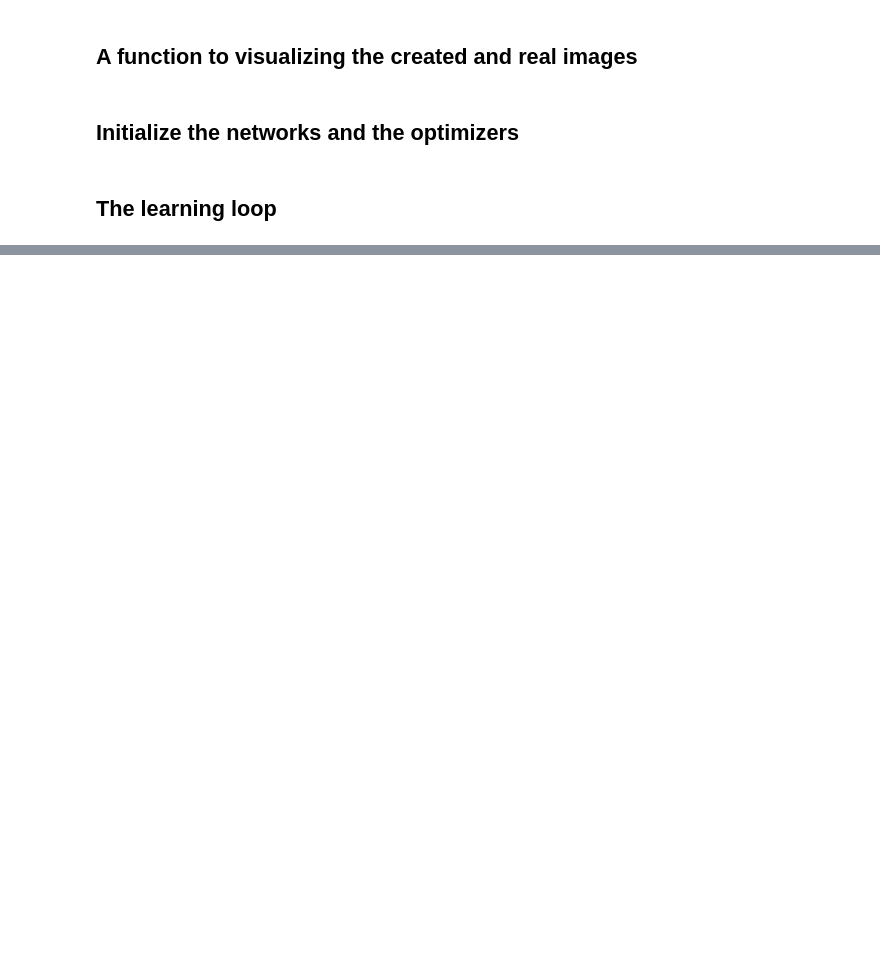
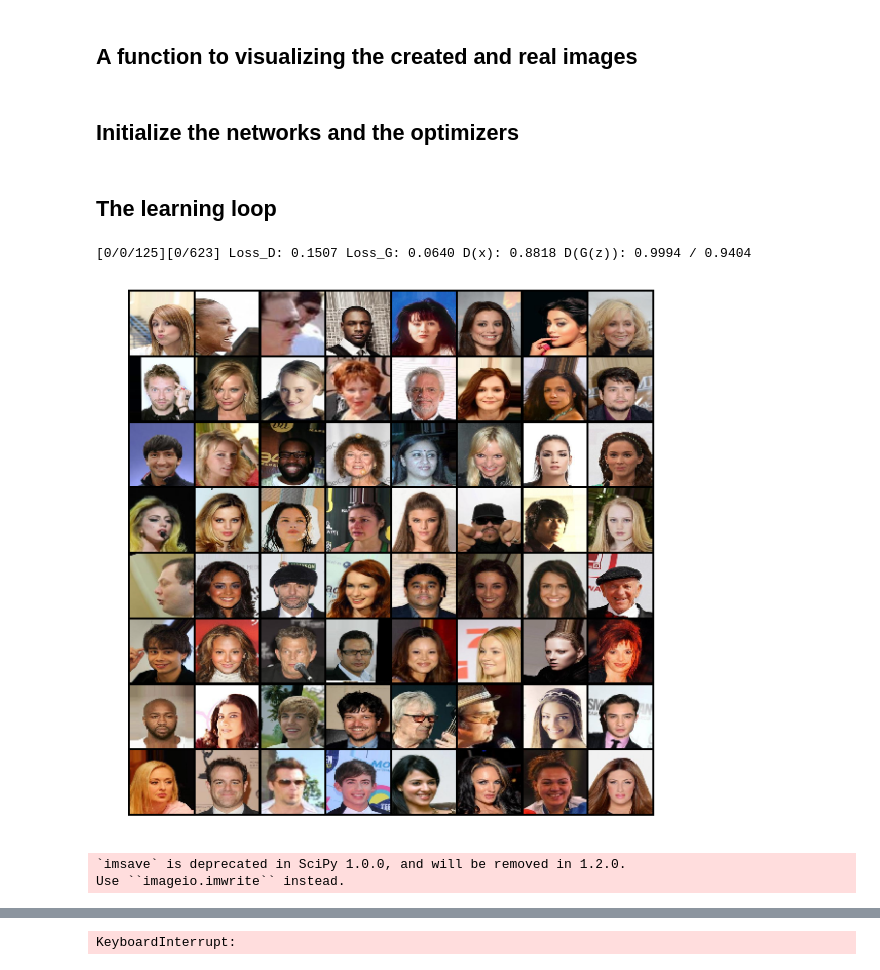
Before and after one commit to vishaalkapoor/DCGAN-Gluon-MxNet, a Jupyter notebook: MXNetDCGAN.ipynb, the cells around one changed output, grey strips where cells are left out. Saved outputs shown, nothing was run; the diff lists cells and outputs as text; code cells hidden in the pictures; blank space fills up the shorter version.

```diff
--- a/MXNetDCGAN.ipynb
+++ b/MXNetDCGAN.ipynb
@@ -62,3 +42,8 @@ mx.random.seed(manualSeed)
+# %%
+ctx = mx.gpu() if mx.context.num_gpus() > 0 else mx.cpu()
+
+manualSeed = random.randint(1, 10000) # manual seed
+mx.random.seed(manualSeed)
 # %% [markdown]
 ## Load the Data
 # %%
@@ -176,10 +180,12 @@ D_trainer = gluon.Trainer(d_net.collect_params(), 'Adam', {'learning_rate': lr,'
 # %% [markdown]
 ## The learning loop
 # %%
+epochs = 125 # number of epochs to train for
+
 g_net.collect_params().zero_grad()
 d_net.collect_params().zero_grad()
 counter = 0
-for epoch in range(niter):
+for epoch in range(epochs):
     for i, (d, _ ) in enumerate(train_data):
         # Update Discriminator
         data = d.as_in_context(ctx)
@@ -194,32 +200,36 @@ for epoch in range(niter):
             D_error_fake_image = nd.mean(binary_cross_entropy(output,label*0))
             D_G_z1 = nd.mean(output)
             D_e = D_error + D_error_fake_image
             D_e.backward()
         D_trainer.step(batchSize)
 
         # Update Generator
         label = nd.ones(batchSize, ctx)
         with autograd.record():
             fake_image = g_net(noise)
             output = d_net(fake_image)
             G_error = nd.mean(binary_cross_entropy(output,label))
             D_G_z2 = nd.mean(output)
             G_error.backward()
         G_trainer.step(batchSize)
 
 
         print('[%d/%d/%d][%d/%d] Loss_D: %.4f Loss_G: %.4f D(x): %.4f D(G(z)): %.4f / %.4f'
-              % (epoch,counter, niter, i, len(train_data),
+              % (epoch,counter, epochs, i, len(train_data),
                  D_error.asnumpy(), G_error.asnumpy(), D_x.asnumpy(), D_G_z1.asnumpy(), D_G_z2.asnumpy()))
         trunctate = 1
         if i % (100 * trunctate) == 0:
             image_show(data)
             image_show(fake_image)
         if i % (1000 * trunctate) == 0:
-            #plt.savefig('%s/%s/fake_samples_epoch_%03d.png' % (outf,dataset, epoch))
             filenameG = '%s/G_Net_epoch_%d_%d' % (outf, epoch,counter)
             filenameD = '%s/D_Net_epoch_%d_%d' % (outf, epoch,counter)
             g_net.save_params(filenameG)
             d_net.save_params(filenameD)
             counter = counter + 1
     counter = 0
+# %% [output]
+[0/0/125][0/623] Loss_D: 0.1507 Loss_G: 0.0640 D(x): 0.8818 D(G(z)): 0.9994 / 0.9404
+[figure, added]
+`imsave` is deprecated in SciPy 1.0.0, and will be removed in 1.2.0.
+Use ``imageio.imwrite`` instead.
@@ -225,0 +237 @@ for epoch in range(niter):
+KeyboardInterrupt:
```
Also changed, not shown: parts of 7 cells of this notebook, 1 other file.
